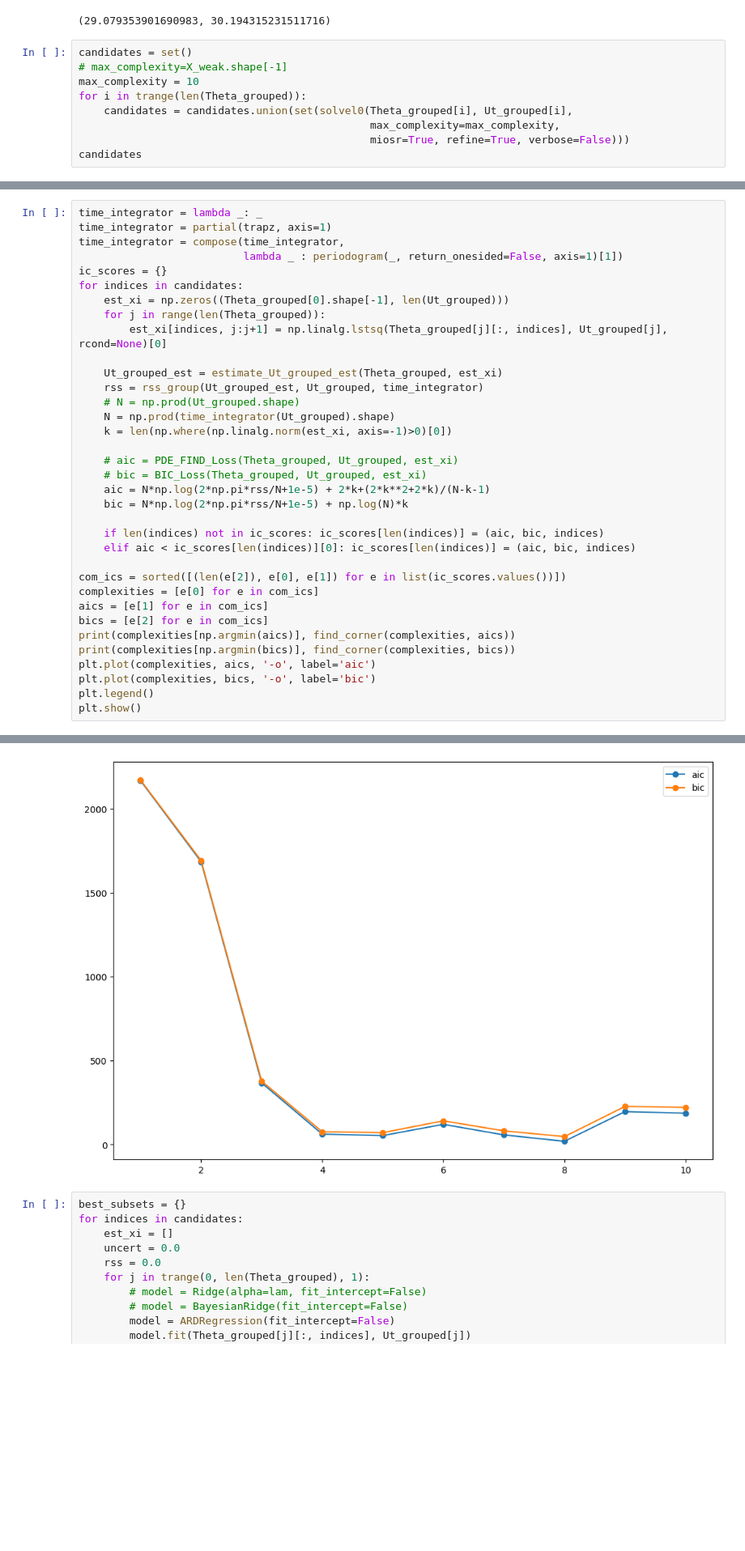
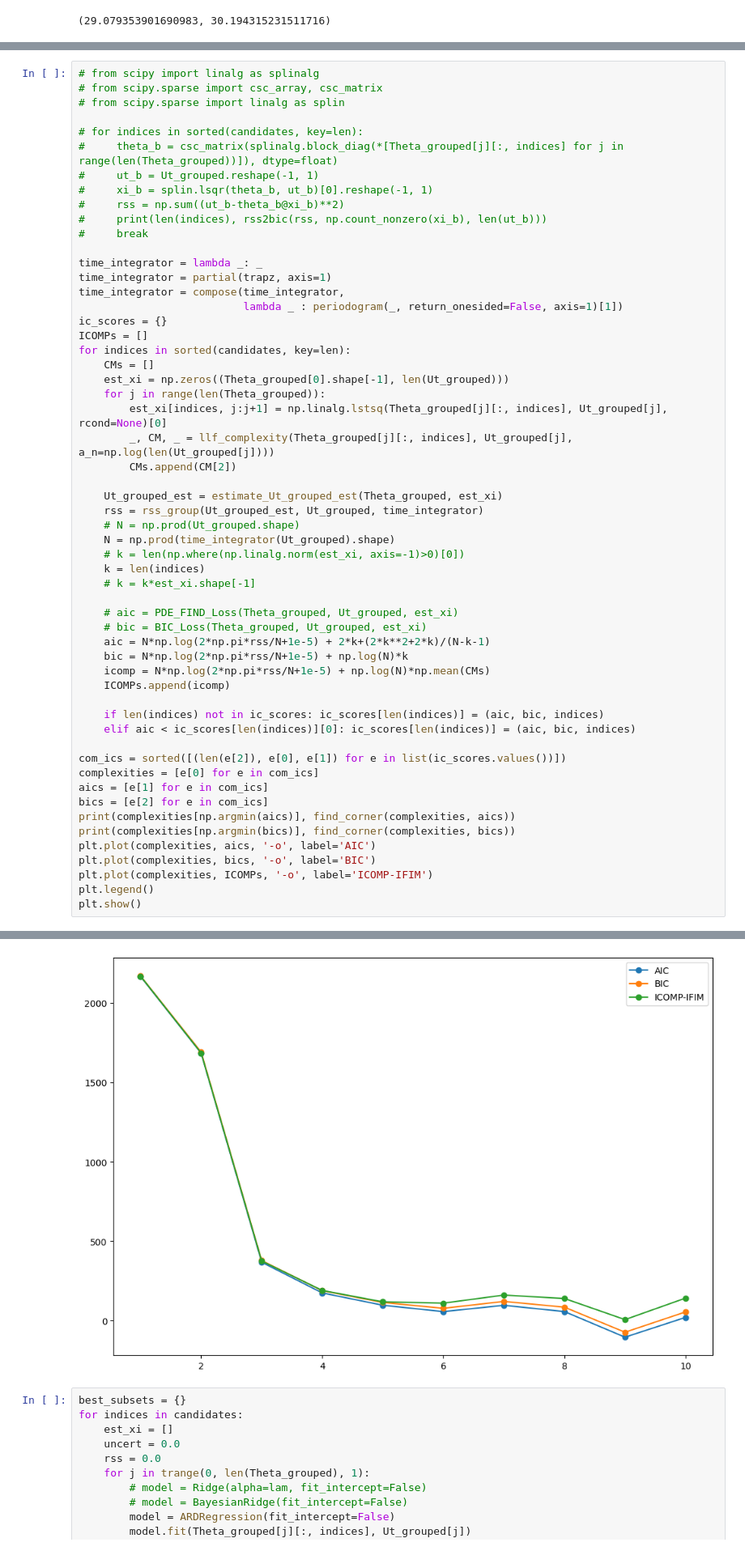
Before and after one commit to Pongpisit-Thanasutives/parametric-discovery, a Jupyter notebook: Spatial_Advection_Diffusion_WeakLib_KRR-DEV3.ipynb, the cells around one changed output, grey strips where cells are left out. Shown at 81% size. Cells and saved outputs as stored; diff of their text form; blank space fills up the shorter version.

```diff
--- a/Spatial_Advection_Diffusion_WeakLib_KRR-DEV3.ipynb
+++ b/Spatial_Advection_Diffusion_WeakLib_KRR-DEV3.ipynb
@@ -243,12 +248,3 @@ errors = 100*np.linalg.norm(errors, axis=1)/np.linalg.norm(true_xi, axis=1)
 errors.mean(), errors.std()
 # %% [output]
 (29.079353901690983, 30.194315231511716)
-# %%
-candidates = set()
-# max_complexity=X_weak.shape[-1]
-max_complexity = 10
-for i in trange(len(Theta_grouped)):
-    candidates = candidates.union(set(solvel0(Theta_grouped[i], Ut_grouped[i],
-                                              max_complexity=max_complexity,
-                                              miosr=True, refine=True, verbose=False)))
-candidates
@@ -332,24 +377,44 @@ plt.show()
 # %%
+# from scipy import linalg as splinalg
+# from scipy.sparse import csc_array, csc_matrix
+# from scipy.sparse import linalg as splin
+
+# for indices in sorted(candidates, key=len):
+#     theta_b = csc_matrix(splinalg.block_diag(*[Theta_grouped[j][:, indices] for j in range(len(Theta_grouped))]), dtype=float)
+#     ut_b = Ut_grouped.reshape(-1, 1)
+#     xi_b = splin.lsqr(theta_b, ut_b)[0].reshape(-1, 1)
+#     rss = np.sum((ut_b-theta_b@xi_b)**2)
+#     print(len(indices), rss2bic(rss, np.count_nonzero(xi_b), len(ut_b)))
+#     break
+
 time_integrator = lambda _: _
 time_integrator = partial(trapz, axis=1)
 time_integrator = compose(time_integrator,
                           lambda _ : periodogram(_, return_onesided=False, axis=1)[1])
 ic_scores = {}
-for indices in candidates:
+ICOMPs = []
+for indices in sorted(candidates, key=len):
+    CMs = []
     est_xi = np.zeros((Theta_grouped[0].shape[-1], len(Ut_grouped)))
     for j in range(len(Theta_grouped)):
         est_xi[indices, j:j+1] = np.linalg.lstsq(Theta_grouped[j][:, indices], Ut_grouped[j], rcond=None)[0]
+        _, CM, _ = llf_complexity(Theta_grouped[j][:, indices], Ut_grouped[j], a_n=np.log(len(Ut_grouped[j])))
+        CMs.append(CM[2])
 
     Ut_grouped_est = estimate_Ut_grouped_est(Theta_grouped, est_xi)
     rss = rss_group(Ut_grouped_est, Ut_grouped, time_integrator)
     # N = np.prod(Ut_grouped.shape)
     N = np.prod(time_integrator(Ut_grouped).shape)
-    k = len(np.where(np.linalg.norm(est_xi, axis=-1)>0)[0])
+    # k = len(np.where(np.linalg.norm(est_xi, axis=-1)>0)[0])
+    k = len(indices)
+    # k = k*est_xi.shape[-1]
 
     # aic = PDE_FIND_Loss(Theta_grouped, Ut_grouped, est_xi)
     # bic = BIC_Loss(Theta_grouped, Ut_grouped, est_xi)
     aic = N*np.log(2*np.pi*rss/N+1e-5) + 2*k+(2*k**2+2*k)/(N-k-1)
     bic = N*np.log(2*np.pi*rss/N+1e-5) + np.log(N)*k
+    icomp = N*np.log(2*np.pi*rss/N+1e-5) + np.log(N)*np.mean(CMs)
+    ICOMPs.append(icomp)
 
     if len(indices) not in ic_scores: ic_scores[len(indices)] = (aic, bic, indices)
     elif aic < ic_scores[len(indices)][0]: ic_scores[len(indices)] = (aic, bic, indices)
@@ -360,8 +425,9 @@ aics = [e[1] for e in com_ics]
 bics = [e[2] for e in com_ics]
 print(complexities[np.argmin(aics)], find_corner(complexities, aics))
 print(complexities[np.argmin(bics)], find_corner(complexities, bics))
-plt.plot(complexities, aics, '-o', label='aic')
-plt.plot(complexities, bics, '-o', label='bic')
+plt.plot(complexities, aics, '-o', label='AIC')
+plt.plot(complexities, bics, '-o', label='BIC')
+plt.plot(complexities, ICOMPs, '-o', label='ICOMP-IFIM')
 plt.legend()
 plt.show()
 # %% [output]
@@ -370,4 +436,4 @@ plt.show()
-[figure, old version]
+[figure, new version]
 # %%
 best_subsets = {}
 for indices in candidates:
```
Also changed, not shown: parts of 11 cells of this notebook.
